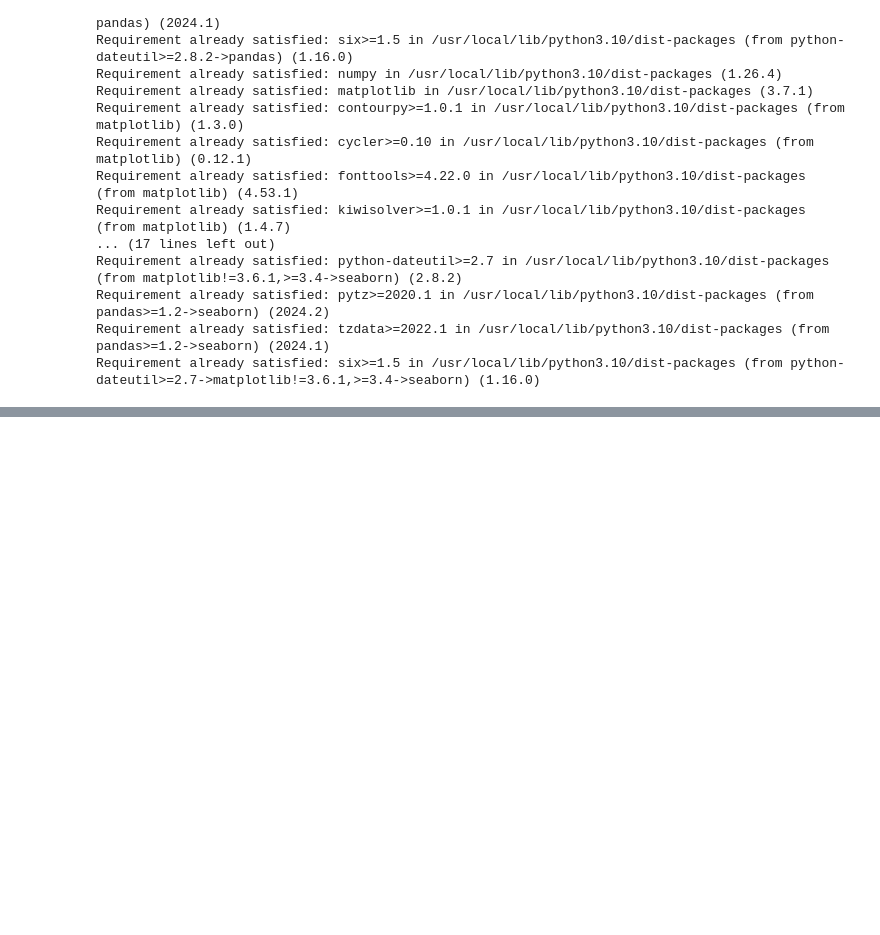
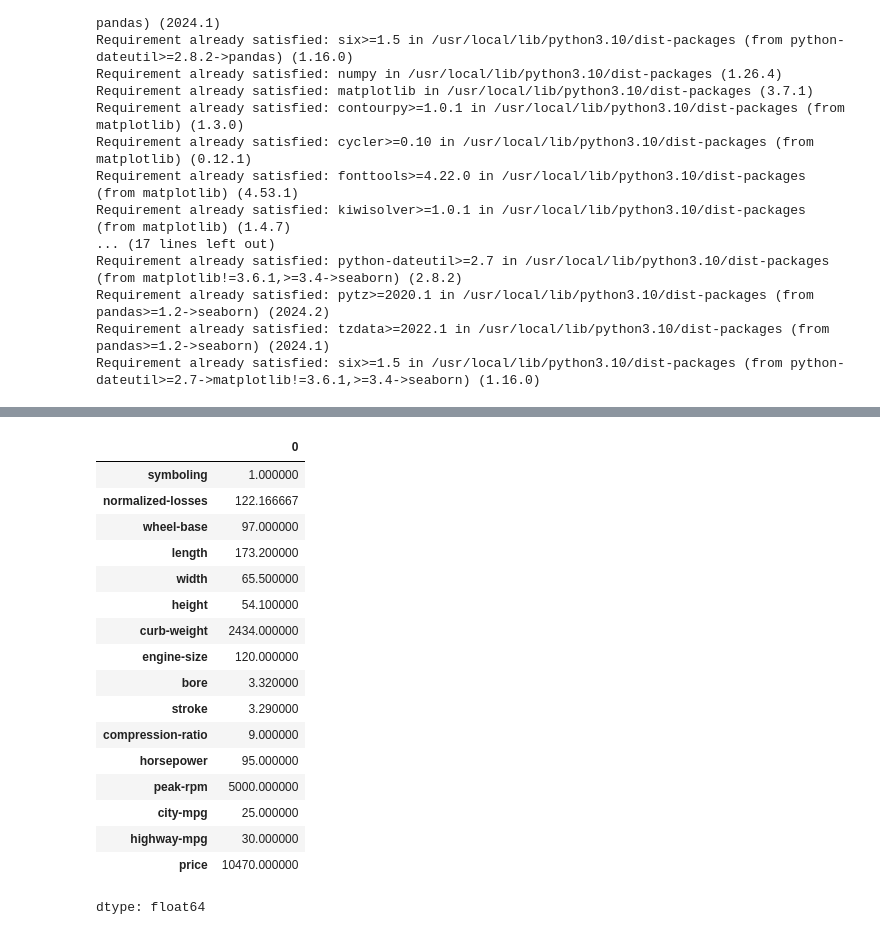
Before and after one commit to MaryamS5/ML_Work, a Jupyter notebook: assig1.ipynb, the cells around one changed output, grey strips where cells are left out. Drawn from its saved outputs; the diff is of its cells as text; code cells hidden in the pictures; blank space fills up the shorter version.

```diff
--- a/assig1.ipynb
+++ b/assig1.ipynb
@@ -265,0 +82,21 @@ plt.show()
+# %%
+train.median(numeric_only=True)  # Show median of numeric columns
+# %% [output]
+|  | 0 |
+| symboling | 1.000000 |
+| normalized-losses | 122.166667 |
+| wheel-base | 97.000000 |
+| length | 173.200000 |
+| width | 65.500000 |
+| height | 54.100000 |
+| curb-weight | 2434.000000 |
+| engine-size | 120.000000 |
+| bore | 3.320000 |
+| stroke | 3.290000 |
+| compression-ratio | 9.000000 |
+| horsepower | 95.000000 |
+| peak-rpm | 5000.000000 |
+| city-mpg | 25.000000 |
+| highway-mpg | 30.000000 |
+| price | 10470.000000 |
+dtype: float64
```
Also changed, not shown: parts of 39 cells of this notebook.
